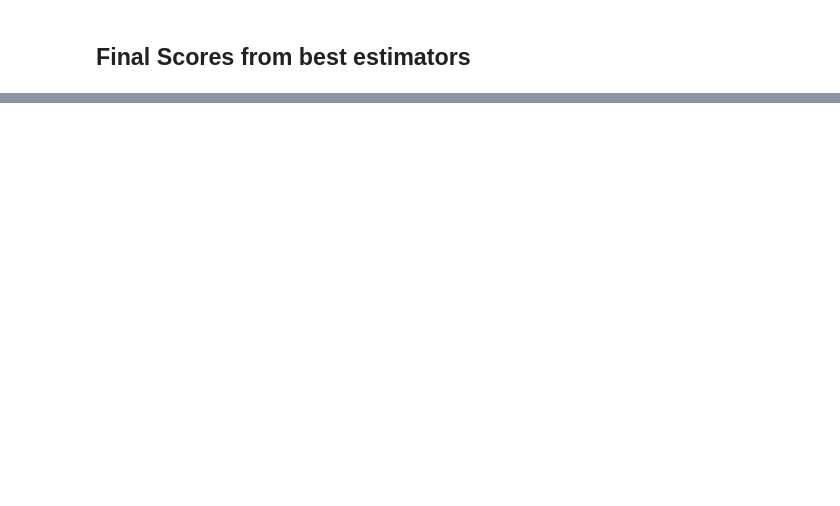
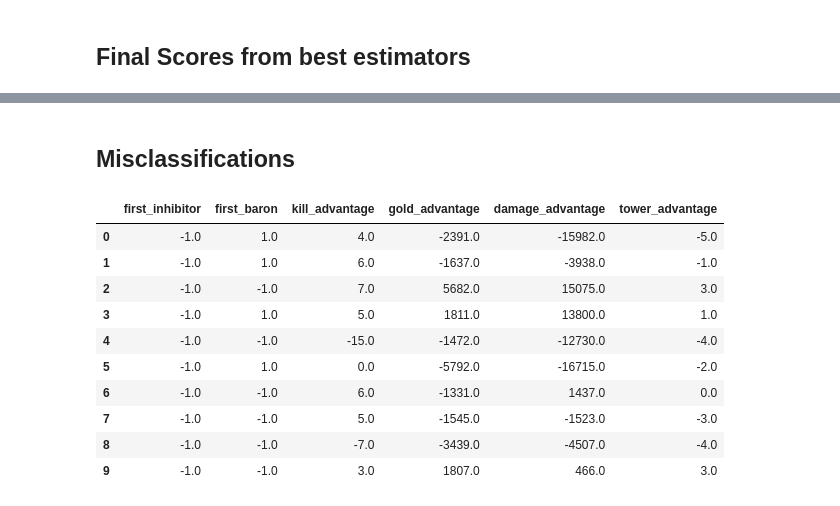
Before and after one commit to rmanaem/esports-prediction, a Jupyter notebook: src/training.ipynb, the cells around one changed output, grey strips where cells are left out. Saved outputs shown, nothing was run; the diff lists cells and outputs as text; code cells hidden in the pictures; blank space fills up the shorter version.

```diff
--- a/src/training.ipynb
+++ b/src/training.ipynb
@@ -292,8 +290,11 @@ array([0.50433648, 0.67251271, 0.82187577, 0.82327876, 0.82423538,
 # %% [markdown]
 ## Final Scores from best estimators
 # %%
-y_pred = net.predict(X_tst)
-stats = sklearn.metrics.precision_recall_fscore_support(y_tst, y_pred, average='binary')
-print(sklearn.metrics.accuracy_score(y_tst, y_pred))
-stats
+for estimator in [knn, rf, ab, lr, svm, net]:
+    y_pred = estimator.predict(X_tst)
+    stats = sklearn.metrics.precision_recall_fscore_support(y_tst, y_pred, average='binary')
+    print("Scores for %s:" % estimator.best_estimator_.__class__.__name__)
+    print("Accuracy: %s" % sklearn.metrics.accuracy_score(y_tst, y_pred))
+    print("Precision: %s" % stats[0])
+    print("Recall: %s" % stats[1])
 # %% [output]
@@ -302,3 +318,21 @@ stats
+# %% [markdown]
+## Misclassifications
+# %%
+
+misclassified, = np.nonzero(np.logical_and(y_tst==1, y_pred==-1))
+pd.DataFrame(data=scaler.inverse_transform(X_tst[misclassified]), columns=trn_df.drop(columns=['winner']).columns).head(n=10)
+# %% [output]
+|  | first_inhibitor | first_baron | kill_advantage | gold_advantage | damage_advantage | tower_advantage |
+| 0 | -1.0 | 1.0 | 4.0 | -2391.0 | -15982.0 | -5.0 |
+| 1 | -1.0 | 1.0 | 6.0 | -1637.0 | -3938.0 | -1.0 |
+| 2 | -1.0 | -1.0 | 7.0 | 5682.0 | 15075.0 | 3.0 |
+| 3 | -1.0 | 1.0 | 5.0 | 1811.0 | 13800.0 | 1.0 |
+| 4 | -1.0 | -1.0 | -15.0 | -1472.0 | -12730.0 | -4.0 |
+| 5 | -1.0 | 1.0 | 0.0 | -5792.0 | -16715.0 | -2.0 |
+| 6 | -1.0 | -1.0 | 6.0 | -1331.0 | 1437.0 | 0.0 |
+| 7 | -1.0 | -1.0 | 5.0 | -1545.0 | -1523.0 | -3.0 |
+| 8 | -1.0 | -1.0 | -7.0 | -3439.0 | -4507.0 | -4.0 |
+| 9 | -1.0 | -1.0 | 3.0 | 1807.0 | 466.0 | 3.0 |
 # %%
 # Dump each models for the TAs to try them out
 dump(dummy, 'dm_clf.joblib')
```
Also changed, not shown: parts of 15 cells of this notebook, 12 other files.
